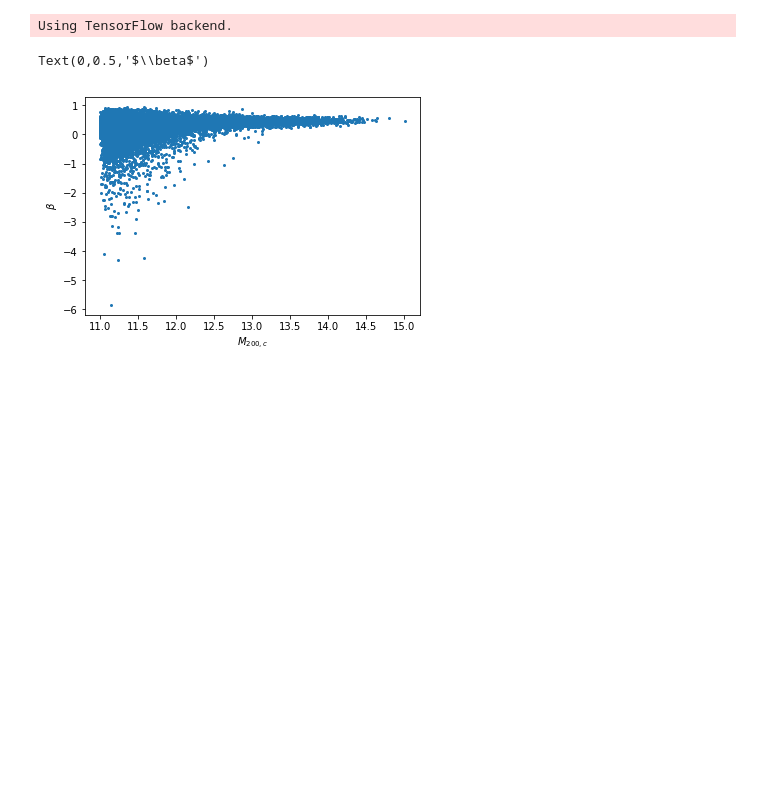
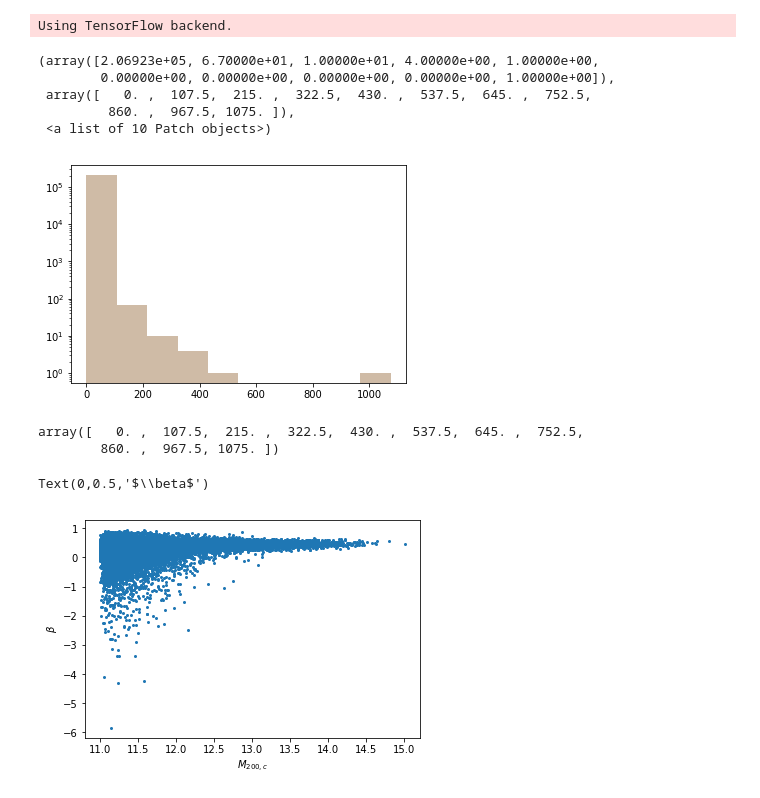
Before and after one commit to florpi/GaHaCo, a Jupyter notebook: notebooks/data_validation.ipynb, the cells around one changed output. Drawn from its saved outputs; the diff is of its cells as text; code cells hidden in the pictures; blank space fills up the shorter version.

```diff
--- a/notebooks/data_validation.ipynb
+++ b/notebooks/data_validation.ipynb
@@ -19,6 +19,21 @@ features_df = features_df.replace([-np.inf, np.inf], 0.)
 # %%
 features_df.to_hdf( '/cosma7/data/dp004/dc-cues1/symgraph_data/simple_data.hdf',
                    key='df', mode='w')
+# %%
+counts = plt.hist(features_df.N_gals, log=True, alpha=0.3)
+plt.hist(features_df.N_gals, log=True, bins = counts[1], alpha=0.3)
+# %% [output]
+(array([2.06923e+05, 6.70000e+01, 1.00000e+01, 4.00000e+00, 1.00000e+00,
+        0.00000e+00, 0.00000e+00, 0.00000e+00, 0.00000e+00, 1.00000e+00]),
+ array([   0. ,  107.5,  215. ,  322.5,  430. ,  537.5,  645. ,  752.5,
+         860. ,  967.5, 1075. ]),
+ <a list of 10 Patch objects>)
+[figure, added]
+# %%
+counts[1]
+# %% [output]
+array([   0. ,  107.5,  215. ,  322.5,  430. ,  537.5,  645. ,  752.5,
+        860. ,  967.5, 1075. ])
 # %%
 plt.plot(features_df.M200c[features_df.vel_ani_param > -900],
          features_df.vel_ani_param[features_df.vel_ani_param > -900],
```
Also changed, not shown: 6 other files.
